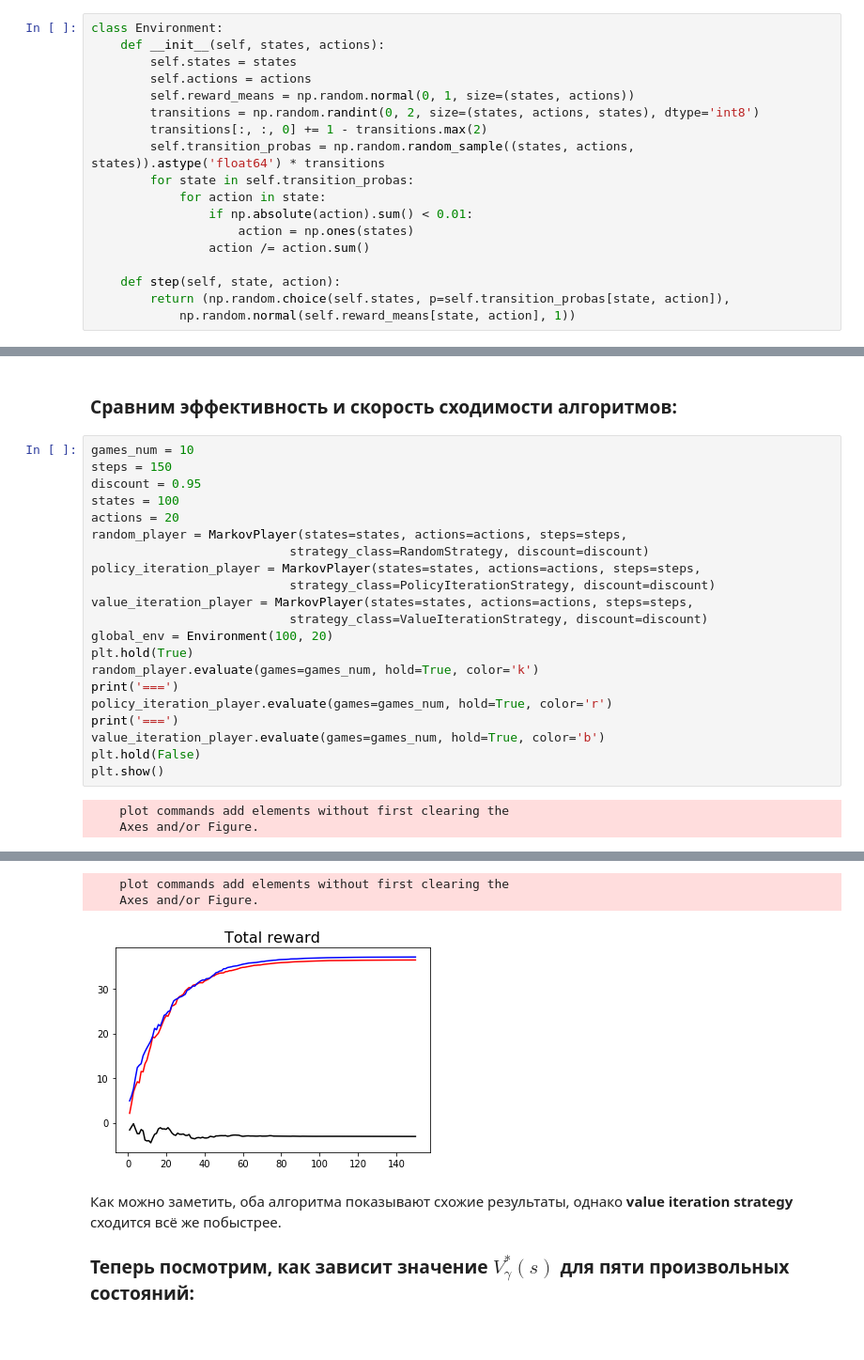
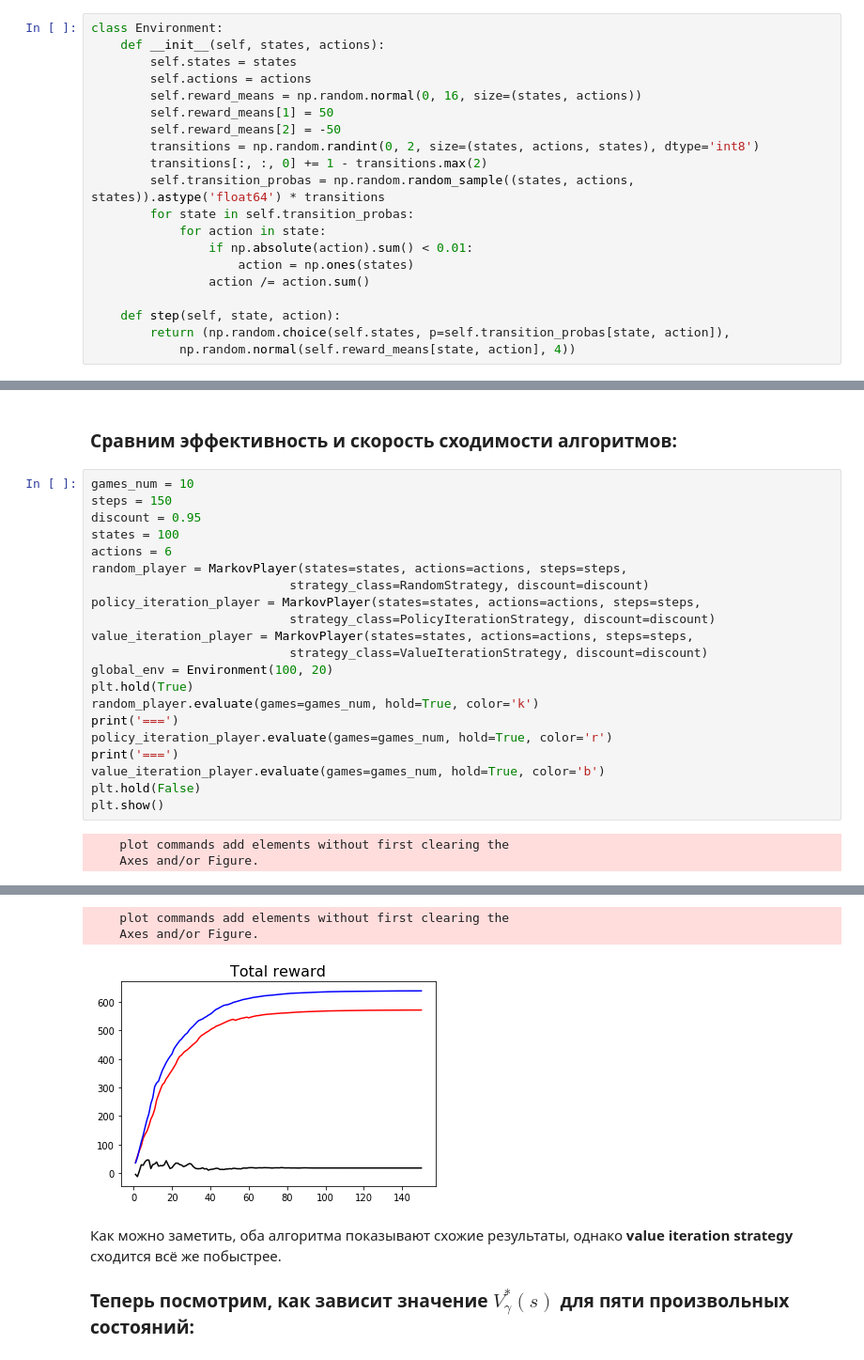
Before and after one commit to v-sopov/renju, a Jupyter notebook: new_markov.ipynb, the cells around one changed output, grey strips where cells are left out. Shown at 94% size. Drawn from its saved outputs; the diff is of its cells as text.

```diff
--- a/new_markov.ipynb
+++ b/new_markov.ipynb
@@ -87,7 +87,9 @@ class Environment:
     def __init__(self, states, actions):
         self.states = states
         self.actions = actions
-        self.reward_means = np.random.normal(0, 1, size=(states, actions))
+        self.reward_means = np.random.normal(0, 16, size=(states, actions))
+        self.reward_means[1] = 50
+        self.reward_means[2] = -50
         transitions = np.random.randint(0, 2, size=(states, actions, states), dtype='int8')
         transitions[:, :, 0] += 1 - transitions.max(2)
         self.transition_probas = np.random.random_sample((states, actions, states)).astype('float64') * transitions
@@ -99,7 +101,7 @@ class Environment:
 
     def step(self, state, action):
         return (np.random.choice(self.states, p=self.transition_probas[state, action]),
-            np.random.normal(self.reward_means[state, action], 1))
+            np.random.normal(self.reward_means[state, action], 4))
 # %%
 class PolicyIterationStrategy:
     def __init__(self, env, discount):
@@ -263,7 +265,7 @@ games_num = 10
 steps = 150
 discount = 0.95
 states = 100
-actions = 20
+actions = 6
 random_player = MarkovPlayer(states=states, actions=actions, steps=steps,
                            strategy_class=RandomStrategy, discount=discount)
 policy_iteration_player = MarkovPlayer(states=states, actions=actions, steps=steps,
@@ -290,6 +292,6 @@ plt.show()
     plot commands add elements without first clearing the
     Axes and/or Figure.
-[figure, old version]
+[figure, new version]
 # %% [markdown]
 Как можно заметить, оба алгоритма показывают схожие результаты, однако **value iteration strategy** сходится всё же побыстрее.
 
```
Also changed, not shown: parts of 3 cells of this notebook.
